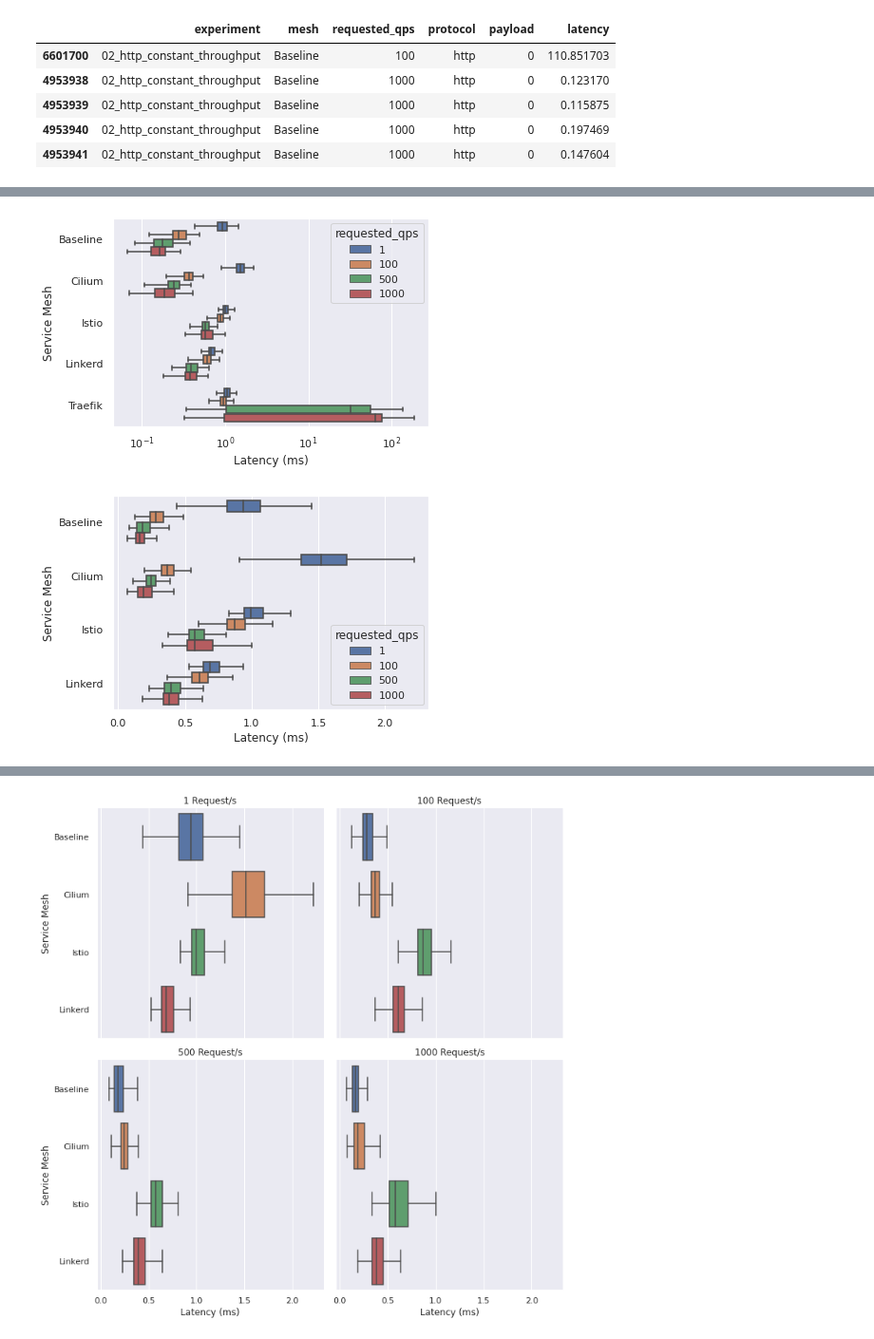
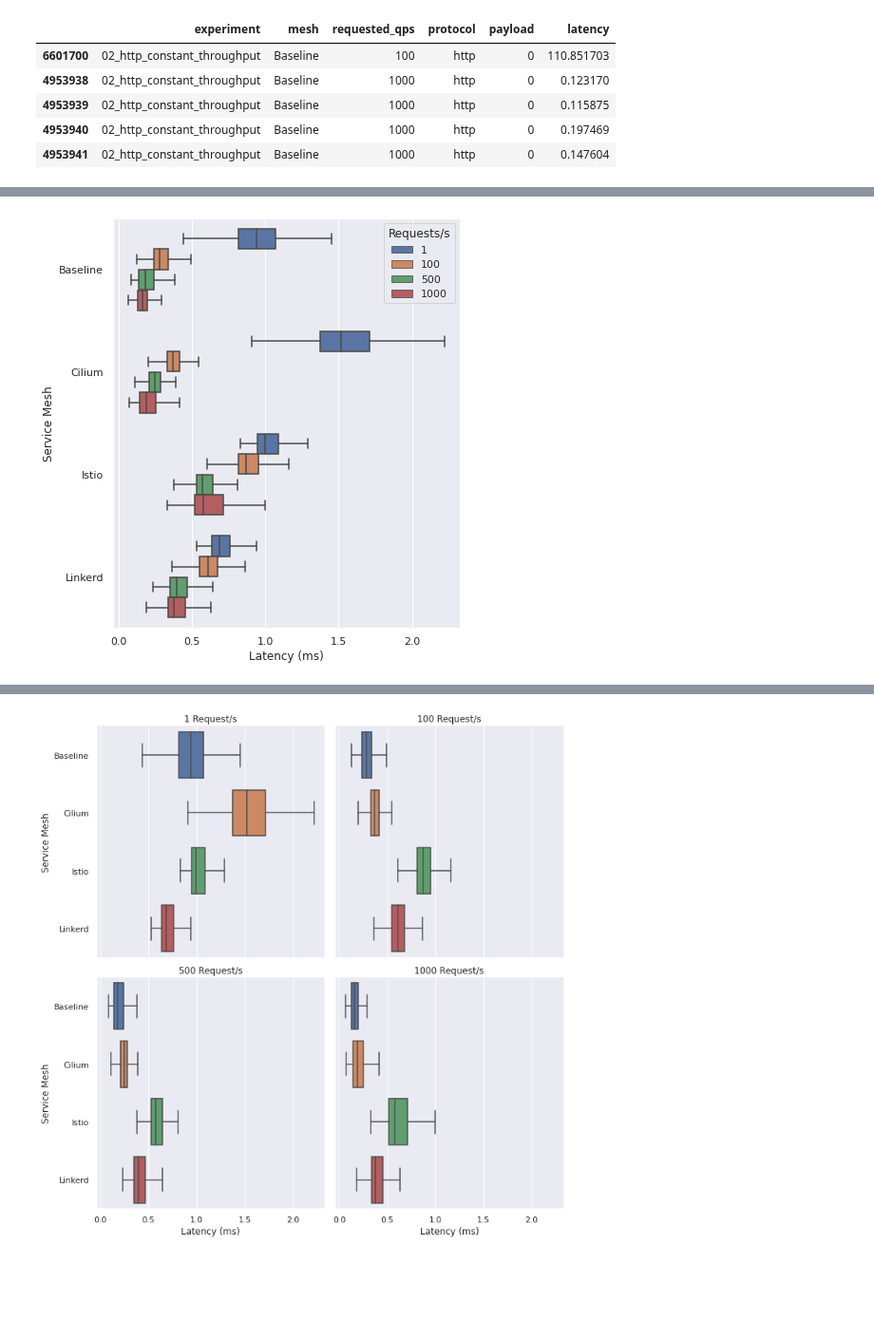
Before and after one commit to RichardBieringa/mesh-bench, a Jupyter notebook: viz/20_latencies.ipynb, the cells around one changed output, grey strips where cells are left out. Shown at 95% size. Drawn from its saved outputs; the diff is of its cells as text; code cells hidden in the pictures; blank space fills up the shorter version.

```diff
--- a/viz/20_latencies.ipynb
+++ b/viz/20_latencies.ipynb
@@ -69,44 +97,26 @@ df.head()
 # %%
 """
 PLOT: Boxplot latency by mesh
-Desc: Show 25p med 50p latencies
+Desc: Latency distributions
 """
 
-file_name = f"{file_prefix}-latency-log.pdf"
+file_name = f"{file_prefix}-latency-no-traefik.pdf"
+
+
+order = ['Baseline', 'Cilium', 'Istio', 'Linkerd']
+
 
 fig, ax = plt.subplots()
-ax = sns.boxplot(data=df, x="latency", y="mesh", hue="requested_qps", showfliers=False)
+fig.set_size_inches([6.4, 6.8])
+ax = sns.boxplot(data=df, x="latency", y="mesh", hue="requested_qps", order=order, showfliers=False)
 
 # Labels
 ax.set_ylabel("Service Mesh")
 ax.set_xlabel("Latency (ms)")
 
-ax.set_xscale("log")
+ax.legend(title="Requests/s")
 
 fig.tight_layout()
-# fig.savefig(plot_dir / file_name)
+fig.savefig(plot_dir / file_name)
 # %% [output]
-[figure, old version]
+[figure, new version]
-# %%
-"""
-PLOT: Boxplot latency by mesh
-Desc: Latency distributions
-"""
-
-file_name = f"{file_prefix}-latency-no-traefik.pdf"
-
-
-order = ['Baseline', 'Cilium', 'Istio', 'Linkerd']
-
-fig, ax = plt.subplots()
-ax = sns.boxplot(data=df, x="latency", y="mesh", hue="requested_qps", order=order, showfliers=False)
-
-# Labels
-ax.set_ylabel("Service Mesh")
-ax.set_xlabel("Latency (ms)")
-
-
-fig.tight_layout()
-# fig.savefig(plot_dir / file_name)
-# %% [output]
-[figure, removed]
```
Also changed, not shown: parts of 3 cells of this notebook, 16 other files.
